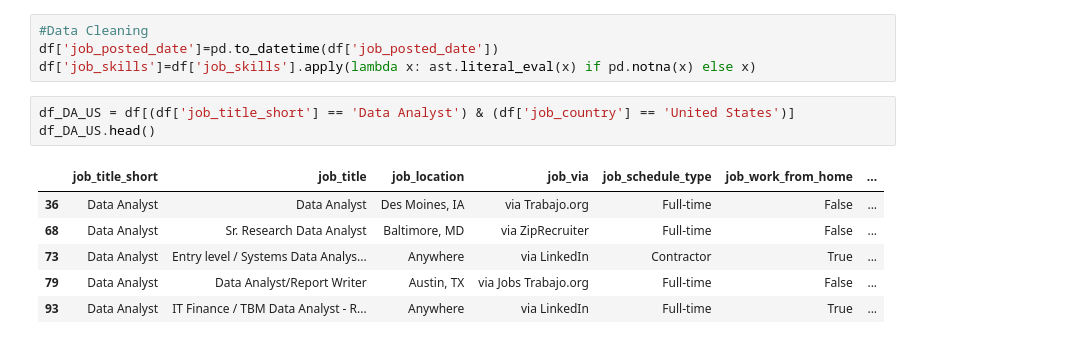
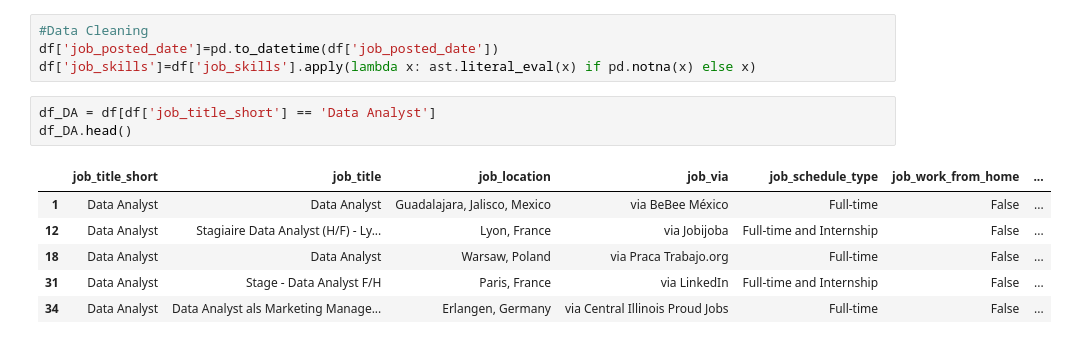
Before and after one commit to utkarsh-naik10/PYTHON_PROJECTS, a Jupyter notebook: 1.Job_Data_Analysis/Notebook/1.Exploratory_Data_Analysis.ipynb, the cells around one changed output. Drawn from its saved outputs; the diff is of its cells as text.

```diff
--- a/1.Job_Data_Analysis/Notebook/1.Exploratory_Data_Analysis.ipynb
+++ b/1.Job_Data_Analysis/Notebook/1.Exploratory_Data_Analysis.ipynb
@@ -10,13 +10,13 @@ df=pd.read_csv(r"C:\Users\91706\Data Analytics Practice\databases\python\Job_Dat
 df['job_posted_date']=pd.to_datetime(df['job_posted_date'])
 df['job_skills']=df['job_skills'].apply(lambda x: ast.literal_eval(x) if pd.notna(x) else x)
 # %%
-df_DA_US = df[(df['job_title_short'] == 'Data Analyst') & (df['job_country'] == 'United States')]
-df_DA_US.head()
+df_DA = df[df['job_title_short'] == 'Data Analyst']
+df_DA.head()
 # %% [output]
 |  | job_title_short | job_title | job_location | job_via | job_schedule_type | job_work_from_home | ... |
-| 36 | Data Analyst | Data Analyst | Des Moines, IA | via Trabajo.org | Full-time | False | ... |
-| 68 | Data Analyst | Sr. Research Data Analyst | Baltimore, MD | via ZipRecruiter | Full-time | False | ... |
-| 73 | Data Analyst | Entry level / Systems Data Analys... | Anywhere | via LinkedIn | Contractor | True | ... |
-| 79 | Data Analyst | Data Analyst/Report Writer | Austin, TX | via Jobs Trabajo.org | Full-time | False | ... |
-| 93 | Data Analyst | IT Finance / TBM Data Analyst - R... | Anywhere | via LinkedIn | Full-time | True | ... |
+| 1 | Data Analyst | Data Analyst | Guadalajara, Jalisco, Mexico | via BeBee México | Full-time | False | ... |
+| 12 | Data Analyst | Stagiaire Data Analyst (H/F) - Ly... | Lyon, France | via Jobijoba | Full-time and Internship | False | ... |
+| 18 | Data Analyst | Data Analyst | Warsaw, Poland | via Praca Trabajo.org | Full-time | False | ... |
+| 31 | Data Analyst | Stage - Data Analyst F/H | Paris, France | via LinkedIn | Full-time and Internship | False | ... |
+| 34 | Data Analyst | Data Analyst als Marketing Manage... | Erlangen, Germany | via Central Illinois Proud Jobs | Full-time | False | ... |
 # %%
```
Also changed, not shown: parts of 8 cells of this notebook.
